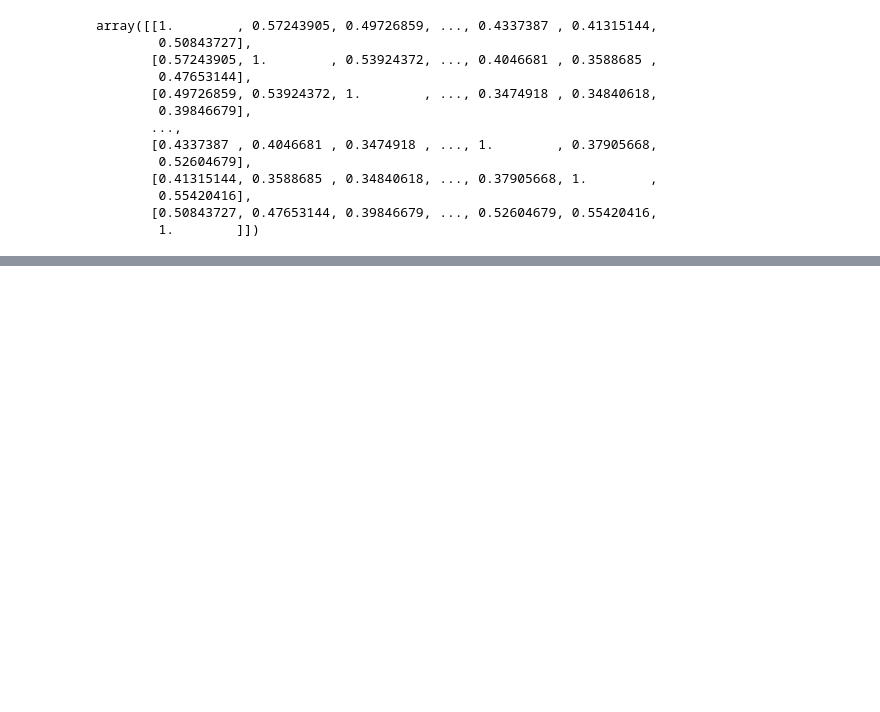
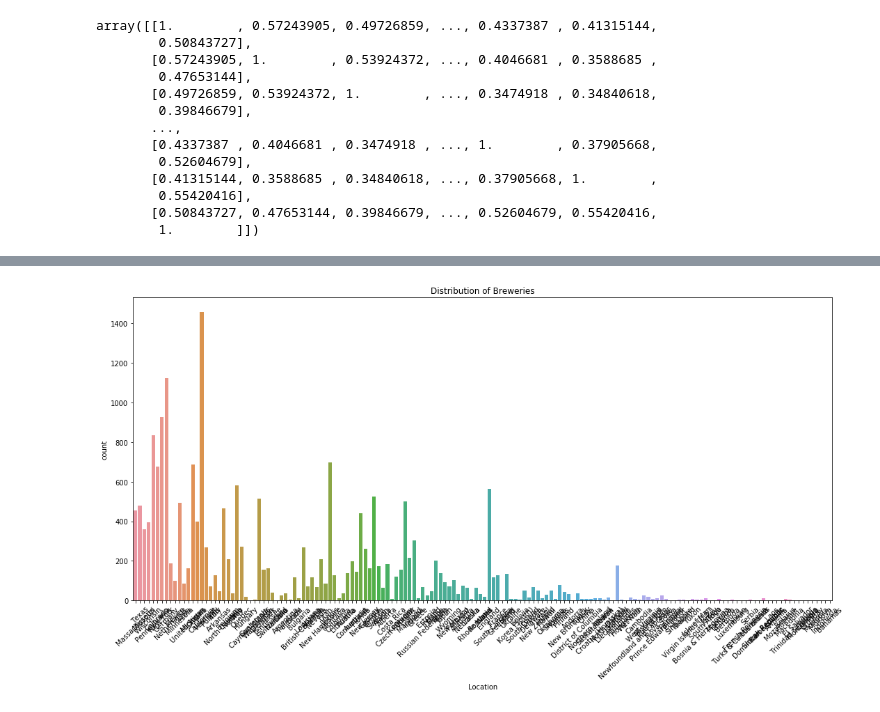
Before and after one commit to ssmithie/beer_recommender, a Jupyter notebook: basic_rec.ipynb, the cells around one changed output, grey strips where cells are left out. Drawn from its saved outputs; the diff is of its cells as text; code cells hidden in the pictures; blank space fills up the shorter version.

Commit message:
further data exploration

```diff
--- a/basic_rec.ipynb
+++ b/basic_rec.ipynb
@@ -264,0 +219,2 @@ ValueError: cannot convert float NaN to integer
+# %%
+df2 = pd.read_csv('mvp_df.csv', index_col=0)
@@ -264,0 +291,8 @@ ValueError: cannot convert float NaN to integer
+# %%
+f, ax = plt.subplots(figsize=(18,8))
+ax = sns.countplot(x='location', data=df2)
+ax.set_title("Distribution of Breweries")
+plt.xticks(rotation=45)
+ax.set_xlabel("Location");
+# %% [output]
+[figure, added]
```
Also changed, not shown: parts of 27 cells of this notebook, 2 other files.
